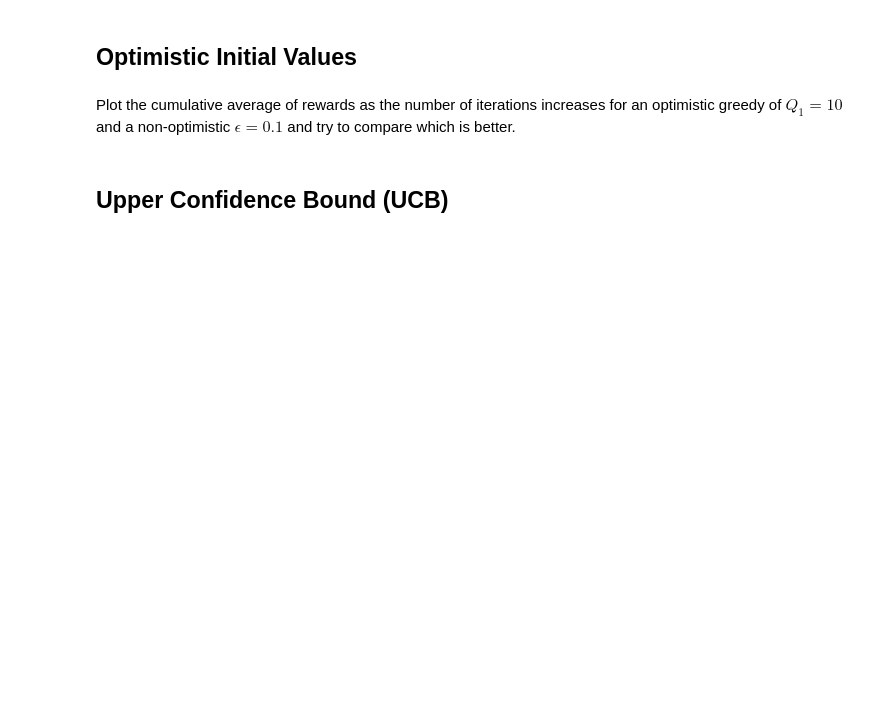
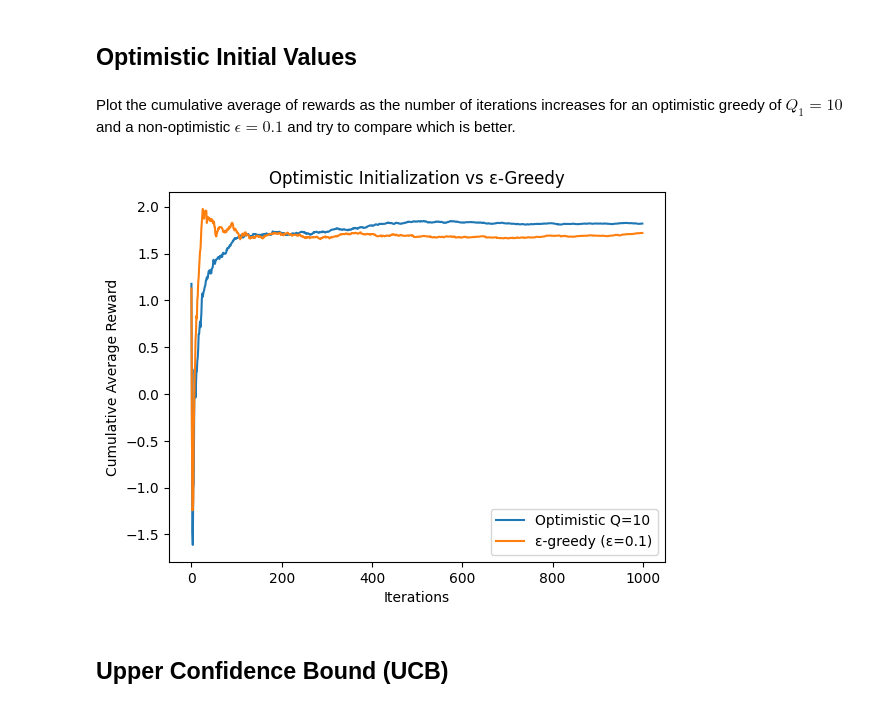
Before and after one commit to akshitajain1528/WIDS-2025-Intro-to-Reinforcement-Learning, a Jupyter notebook: Week 1/work_on_bandits.ipynb, the cells around one changed output. Saved outputs shown, nothing was run; the diff lists cells and outputs as text; code cells hidden in the pictures; blank space fills up the shorter version.

```diff
--- a/Week 1/work_on_bandits.ipynb
+++ b/Week 1/work_on_bandits.ipynb
@@ -55,12 +104,32 @@ Run the $\epsilon$-greedy algorithm for 1000 iterations and find the optimal $\e
 # %% [markdown]
 ## Optimistic Initial Values
-# %%
-def run_optimistic_greedy():
-    # TODO: Implement the optimistic greedy algorithm here
-
-    # Return the reward from the bandits in a list
-    pass
+# %%
+def run_optimistic_greedy(Q_init=10, n_iter=1000):
+    n_bandits = len(bandits)
+    q = np.ones(n_bandits) * q_init
+    n = np.zeros(n_bandits)
+    rewards = []
+    for _ in range(n_iter):
+        i = np.argmax(q)
+        r = bandits[i].pullLever()
+        rewards.append(r)
+        n[i] += 1
+        q[i] += (r - q[i]) / n[i]
+    return rewards
 # %% [markdown]
 Plot the cumulative average of rewards as the number of iterations increases for an optimistic greedy of $Q_1 = 10$ and a non-optimistic $\epsilon = 0.1$ and try to compare which is better.
+# %%
+n_iter = 1000
+r_opt = run_optimistic_greedy(Q_init=10, n_iter=n_iter)
+r_eps = run_epsilon_greedy(0.1, n_iter)
+plt.plot(np.cumsum(r_opt)/(np.arange(n_iter)+1), label="Optimistic Q=10")
+plt.plot(np.cumsum(r_eps)/(np.arange(n_iter)+1), label="ε-greedy (ε=0.1)")
+plt.xlabel("Iterations")
+plt.ylabel("Cumulative Average Reward")
+plt.title("Optimistic Initialization vs ε-Greedy")
+plt.legend()
+plt.show()
+# %% [output]
+[figure, added]
 # %% [markdown]
 ## Upper Confidence Bound (UCB)
```
Also changed, not shown: parts of 11 cells of this notebook.
